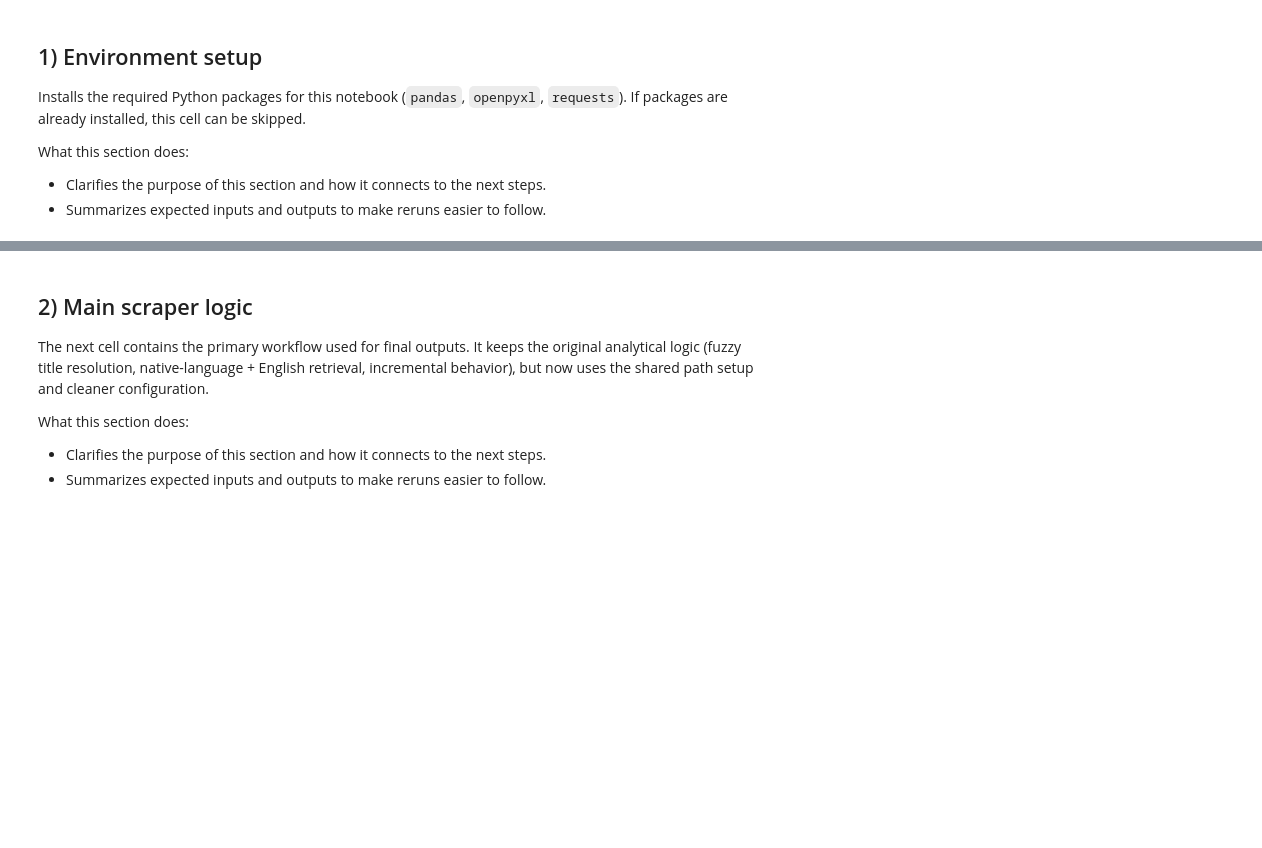
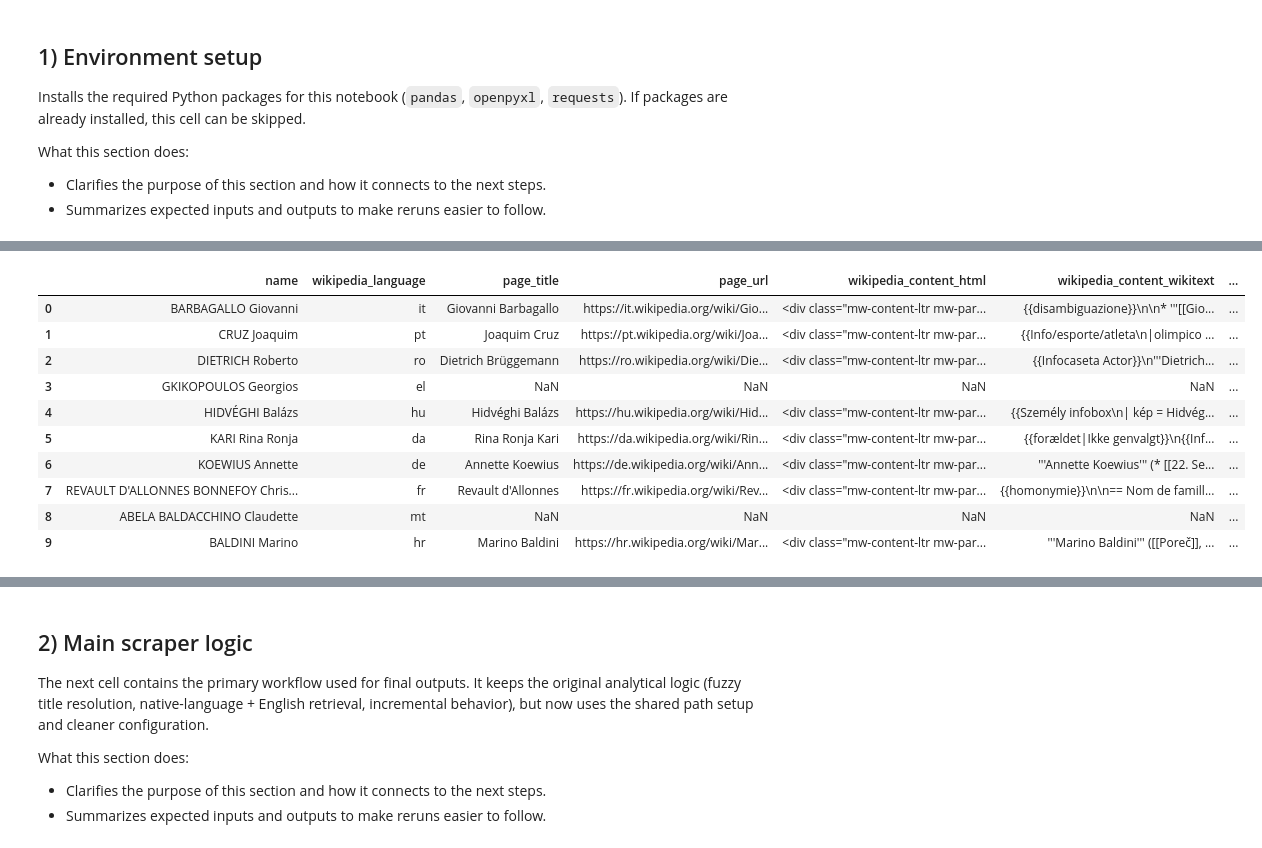
Before and after one commit to SmruthiAnanth/Population, a Jupyter notebook: Analysis Population Dynamics/3 Wikipedia/Scraping_wikipedia.ipynb, the cells around one changed output, grey strips where cells are left out. Drawn from its saved outputs; the diff is of its cells as text; code cells hidden in the pictures; blank space fills up the shorter version.

```diff
--- a/Analysis Population Dynamics/3 Wikipedia/Scraping_wikipedia.ipynb
+++ b/Analysis Population Dynamics/3 Wikipedia/Scraping_wikipedia.ipynb
@@ -53,8 +51,6 @@ What this section does:
 - Clarifies the purpose of this section and how it connects to the next steps.
 - Summarizes expected inputs and outputs to make reruns easier to follow.
 # %%
-from src.config import PROJECT_ROOT
-
 WIKIPEDIA_DIR = PROJECT_ROOT / "3 Wikipedia"
 MEP_LIST_DIR = PROJECT_ROOT / "2 MEP List"
 DATA_DIR = PROJECT_ROOT / "data"
@@ -65,24 +61,16 @@ TABLES_DIR = OUTPUTS_DIR / "tables"
 for folder in [DATA_DIR, OUTPUTS_DIR, FIGURES_DIR, TABLES_DIR]:
     folder.mkdir(parents=True, exist_ok=True)
 
-INPUT_CANDIDATES = [
-    MEP_LIST_DIR / "MEP_2009_2019.xls",
-    MEP_LIST_DIR / "1729084703_MEP_list Oct 2024.xlsx",
-    WIKIPEDIA_DIR / "mep_wikipedia_pages_2.xlsx",
-]
-EXCEL_PATH = next((p for p in INPUT_CANDIDATES if p.exists()), INPUT_CANDIDATES[0])
+INPUT_CSV = MEP_LIST_DIR / "MEP_2009_2019.csv"
 
-OUTPUT_CSV = TABLES_DIR / "mep_wikipedia_pages.csv"
-OUTPUT_XLSX = TABLES_DIR / "mep_wikipedia_pages.xlsx"
+OUTPUT_CSV = TABLES_DIR / "mep_wikipedia_final.csv"
+OUTPUT_XLSX = TABLES_DIR / "mep_wikipedia_final.xlsx"
 
 assert PROJECT_ROOT.exists(), f"Project root does not exist: {PROJECT_ROOT}"
-assert EXCEL_PATH.exists(), (
-    "No input Excel file found. Expected one of: "
-    + ", ".join(str(p) for p in INPUT_CANDIDATES)
-)
+assert INPUT_CSV.exists(), f"Input CSV file not found: {INPUT_CSV}"
 
 print(f"Project root: {PROJECT_ROOT}")
-print(f"Input Excel:  {EXCEL_PATH}")
+print(f"Input CSV:    {INPUT_CSV}")
 print(f"CSV output:   {OUTPUT_CSV}")
 print(f"XLSX output:  {OUTPUT_XLSX}")
 # %% [output]
@@ -89,0 +81,59 @@ AssertionError: No input Excel file found. Expected one of: C:\Users\Gebruiker\O
+# %%
+# -------- Inspect input and output files --------
+
+# Check which files exist and where Python is looking for them.
+files_to_check = {
+    "Input CSV": INPUT_CSV,
+    "Output CSV": OUTPUT_CSV,
+    "Output XLSX": OUTPUT_XLSX,
+}
+
+print("\nFile existence check:")
+for label, path in files_to_check.items():
+    print(f"{label}:")
+    print(f"  Path:   {path}")
+    print(f"  Exists: {path.exists()}")
+    if path.exists():
+        print(f"  Size:   {path.stat().st_size:,} bytes")
+
+
+# Inspect the input CSV structure.
+if INPUT_CSV.exists():
+    print("\nInput CSV preview:")
+
+    input_df = pd.read_csv(INPUT_CSV, dtype=str)
+
+    print(f"Rows:    {len(input_df)}")
+    print(f"Columns: {list(input_df.columns)}")
+
+    display(input_df.head(10))
+
+
+# Inspect the existing output file, if it exists.
+# Important: this follows the same priority as your scraper:
+# it checks XLSX first, then CSV.
+if OUTPUT_XLSX.exists():
+    print("\nExisting output loaded from XLSX:")
+    existing_df = pd.read_excel(OUTPUT_XLSX, dtype=str)
+
+elif OUTPUT_CSV.exists():
+    print("\nExisting output loaded from CSV:")
+    existing_df = pd.read_csv(OUTPUT_CSV, dtype=str)
+
+else:
+    print("\nNo existing output file found.")
+    existing_df = pd.DataFrame()
+
+
+# Show output structure and preview if an output file was found.
+if not existing_df.empty:
+    print(f"Rows:    {len(existing_df)}")
+    print(f"Columns: {list(existing_df.columns)}")
+
+    display(existing_df.head(10))
+
+    # Useful for debugging skip logic.
+    if "name" in existing_df.columns:
+        print("\nFirst 20 existing names:")
+        display(existing_df["name"].dropna().astype(str).head(20).to_frame())
+# %% [output]
@@ -89,0 +170,11 @@ AssertionError: No input Excel file found. Expected one of: C:\Users\Gebruiker\O
+|  | name | wikipedia_language | page_title | page_url | wikipedia_content_html | wikipedia_content_wikitext | ... |
+| 0 | BARBAGALLO Giovanni | it | Giovanni Barbagallo | https://it.wikipedia.org/wiki/Gio... | <div class="mw-content-ltr mw-par... | {{disambiguazione}}\n\n* '''[[Gio... | ... |
+| 1 | CRUZ Joaquim | pt | Joaquim Cruz | https://pt.wikipedia.org/wiki/Joa... | <div class="mw-content-ltr mw-par... | {{Info/esporte/atleta\n|olimpico ... | ... |
+| 2 | DIETRICH Roberto | ro | Dietrich Brüggemann | https://ro.wikipedia.org/wiki/Die... | <div class="mw-content-ltr mw-par... | {{Infocaseta Actor}}\n'''Dietrich... | ... |
+| 3 | GKIKOPOULOS Georgios | el | NaN | NaN | NaN | NaN | ... |
+| 4 | HIDVÉGHI Balázs | hu | Hidvéghi Balázs | https://hu.wikipedia.org/wiki/Hid... | <div class="mw-content-ltr mw-par... | {{Személy infobox\n| kép = Hidvég... | ... |
+| 5 | KARI Rina Ronja | da | Rina Ronja Kari | https://da.wikipedia.org/wiki/Rin... | <div class="mw-content-ltr mw-par... | {{forældet|Ikke genvalgt}}\n{{Inf... | ... |
+| 6 | KOEWIUS Annette | de | Annette Koewius | https://de.wikipedia.org/wiki/Ann... | <div class="mw-content-ltr mw-par... | '''Annette Koewius''' (* [[22. Se... | ... |
+| 7 | REVAULT D'ALLONNES BONNEFOY Chris... | fr | Revault d'Allonnes | https://fr.wikipedia.org/wiki/Rev... | <div class="mw-content-ltr mw-par... | {{homonymie}}\n\n== Nom de famill... | ... |
+| 8 | ABELA BALDACCHINO Claudette | mt | NaN | NaN | NaN | NaN | ... |
+| 9 | BALDINI Marino | hr | Marino Baldini | https://hr.wikipedia.org/wiki/Mar... | <div class="mw-content-ltr mw-par... | '''Marino Baldini''' ([[Poreč]], ... | ... |
```
Also changed, not shown: parts of 8 cells of this notebook, 28 other files.
